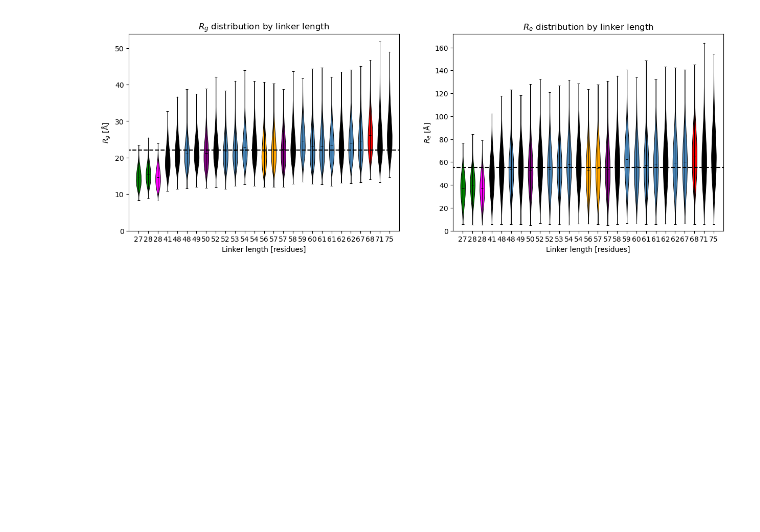
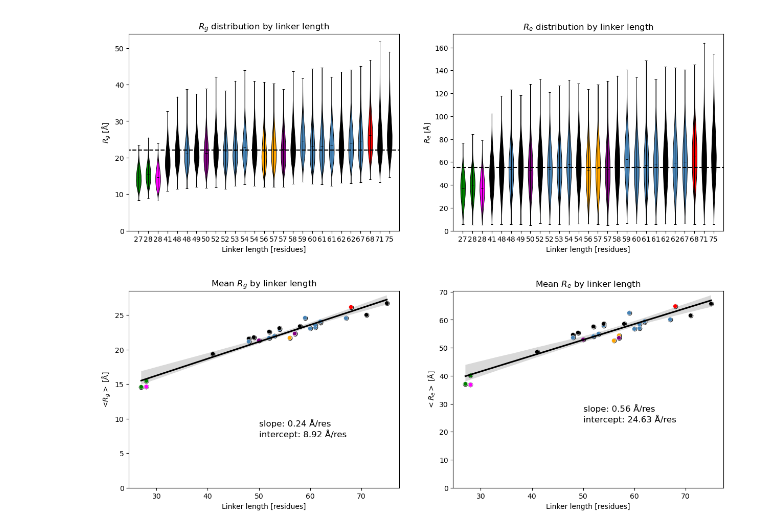
Before and after one commit to frederikespersen/OrthoIDP, a Jupyter notebook: exp/e1a_linkers/e1a_linkers.ipynb, the cells around one changed output. Drawn from its saved outputs; the diff is of its cells as text; code cells hidden in the pictures; blank space fills up the shorter version.

Commit message:
Checking Rg/Re-Length corr

```diff
--- a/exp/e1a_linkers/e1a_linkers.ipynb
+++ b/exp/e1a_linkers/e1a_linkers.ipynb
@@ -252,3 +251,53 @@ ax.set_ylim(0)
 plt.show()
 # %% [output]
 [figure]
+# %%
+# Calculating means
+metadata['<Rg>'] = metadata.apply(lambda row: row.Rg.mean(), axis=1)
+metadata['<Re>'] = metadata.apply(lambda row: row.Re.mean(), axis=1)
+# %%
+# Set up the figure
+fig, axes = plt.subplots(1, 2, figsize=(15, 5))
+
+# Setting host colours
+host_colors = {
+    "BA": "green",
+    "CA": "orange",
+    "PA": "magenta",
+    "BtA": "purple",
+    "EA": "red",
+    "HA": "black",
+    "SA": "steelblue"
+}
+
+# Plotting Rg correlation
+ax = axes[0]
+metadata['<Rg>'] = metadata.apply(lambda row: (row.Rg*10).mean(), axis=1)
+# Plotting
+sns.regplot(x="length", y="<Rg>", data=metadata, ax=ax, color='black')
+sns.scatterplot(x="length", y="<Rg>", data=metadata, ax=ax, hue="host", palette=host_colors)
+# Decorating
+ax.get_legend().remove()
+ax.set_title("Mean $R_{g}$ by linker length")
+ax.set_xlabel("Linker length [residues]")
+ax.set_ylabel("<$R_{g}>$ [Å]")
+ax.set_ylim(0)
+ax.text(50, 10, "slope: {:.2f} Å/res\nintercept: {:.2f} Å/res".format(*np.polyfit(metadata['length'], metadata['<Rg>'], 1)), fontsize=12, verticalalignment='top')
+
+# Plotting Re correlation
+ax = axes[1]
+metadata['<Re>'] = metadata.apply(lambda row: (row.Re*10).mean(), axis=1)
+# Plotting
+sns.regplot(x="length", y="<Re>", data=metadata, ax=ax, color="black")
+sns.scatterplot(x="length", y="<Re>", data=metadata, ax=ax, hue="host", palette=host_colors)
+# Decorating
+ax.get_legend().remove()
+ax.set_title("Mean $R_{e}$ by linker length")
+ax.set_xlabel("Linker length [residues]")
+ax.set_ylabel("$<R_{e}>$ [Å]")
+ax.set_ylim(0)
+ax.text(50, 30, "slope: {:.2f} Å/res\nintercept: {:.2f} Å/res".format(*np.polyfit(metadata['length'], metadata['<Re>'], 1)), fontsize=12, verticalalignment='top')
+
+plt.show()
+# %% [output]
+[figure, added]
```
Also changed, not shown: parts of 1 cell of this notebook.
